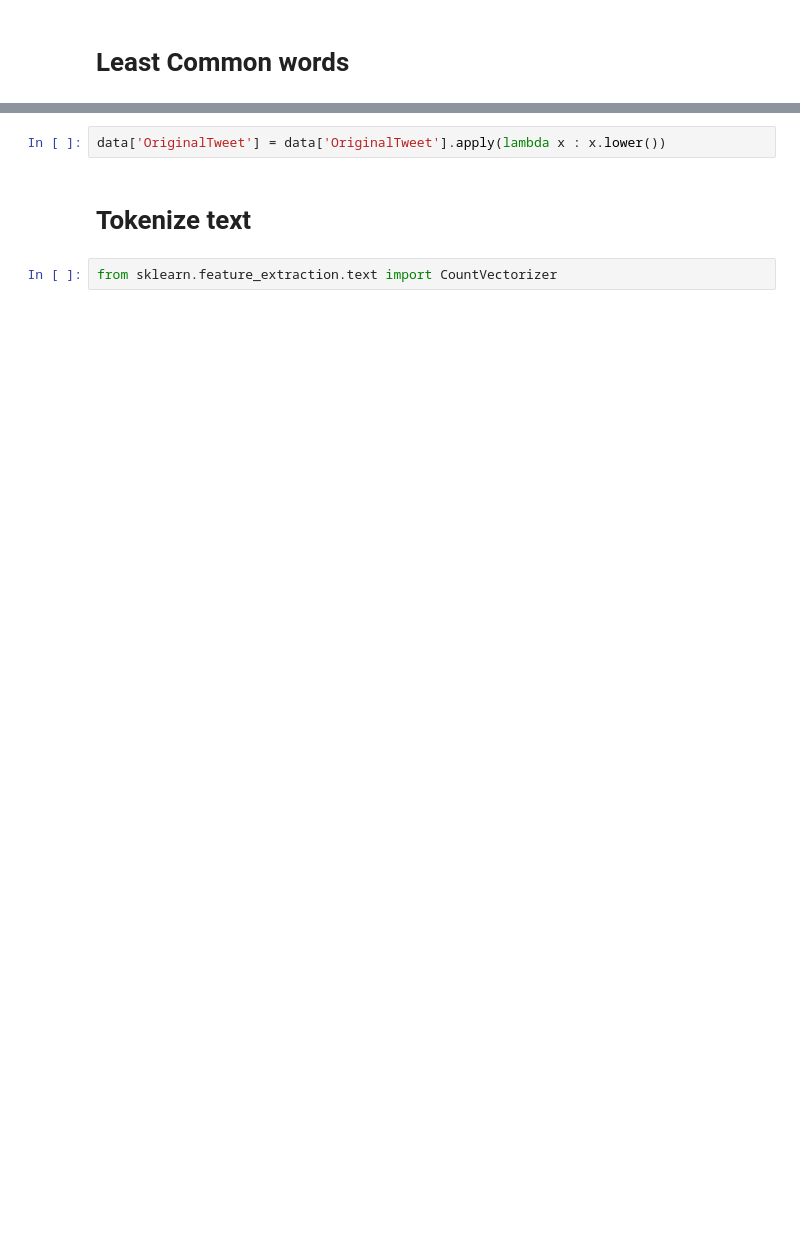
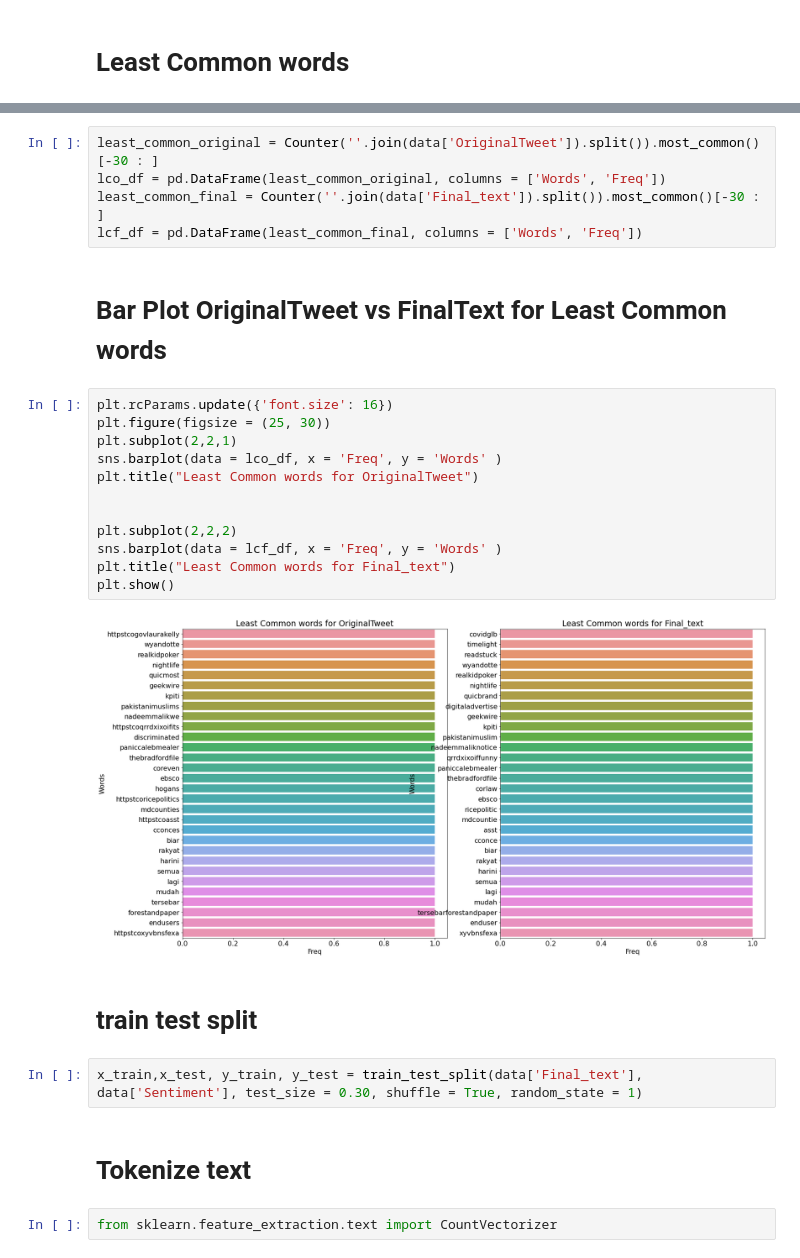
Before and after one commit to Johnybhiduri/Covid-19-Text-Classification-SVM, a Jupyter notebook: covid-19-text-classification-svm.ipynb, the cells around one changed output, grey strips where cells are left out. Cells and saved outputs as stored; diff of their text form; blank space fills up the shorter version.

```diff
--- a/covid-19-text-classification-svm.ipynb
+++ b/covid-19-text-classification-svm.ipynb
@@ -121,5 +278,28 @@ least_common
-# %%
-data['OriginalTweet'] = data['OriginalTweet'].apply(lambda x : x.lower())
+# %%
+least_common_original = Counter(''.join(data['OriginalTweet']).split()).most_common()[-30 : ]
+lco_df = pd.DataFrame(least_common_original, columns = ['Words', 'Freq'])
+least_common_final = Counter(''.join(data['Final_text']).split()).most_common()[-30 : ]
+lcf_df = pd.DataFrame(least_common_final, columns = ['Words', 'Freq'])
+# %% [markdown]
+# Bar Plot OriginalTweet vs FinalText for Least Common words
+# %%
+plt.rcParams.update({'font.size': 16})
+plt.figure(figsize = (25, 30))
+plt.subplot(2,2,1)
+sns.barplot(data = lco_df, x = 'Freq', y = 'Words' )
+plt.title("Least Common words for OriginalTweet")
+
+
+plt.subplot(2,2,2)
+sns.barplot(data = lcf_df, x = 'Freq', y = 'Words' )
+plt.title("Least Common words for Final_text")
+plt.show()
+# %% [output]
+[figure, added]
+# %% [markdown]
+# train test split
+# %%
+x_train,x_test, y_train, y_test = train_test_split(data['Final_text'], data['Sentiment'], test_size = 0.30, shuffle = True, random_state = 1)
 # %% [markdown]
 # Tokenize text
 # %%
```
Also changed, not shown: parts of 53 cells of this notebook.
